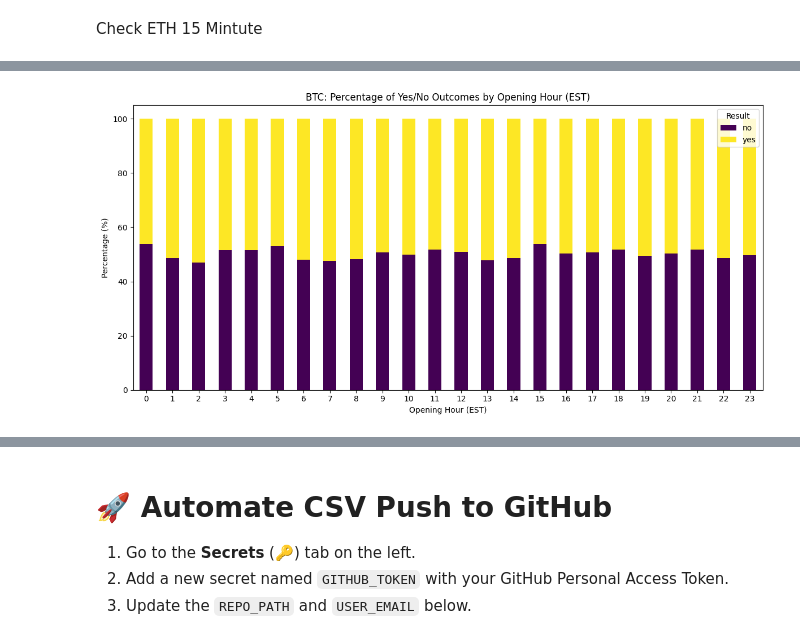
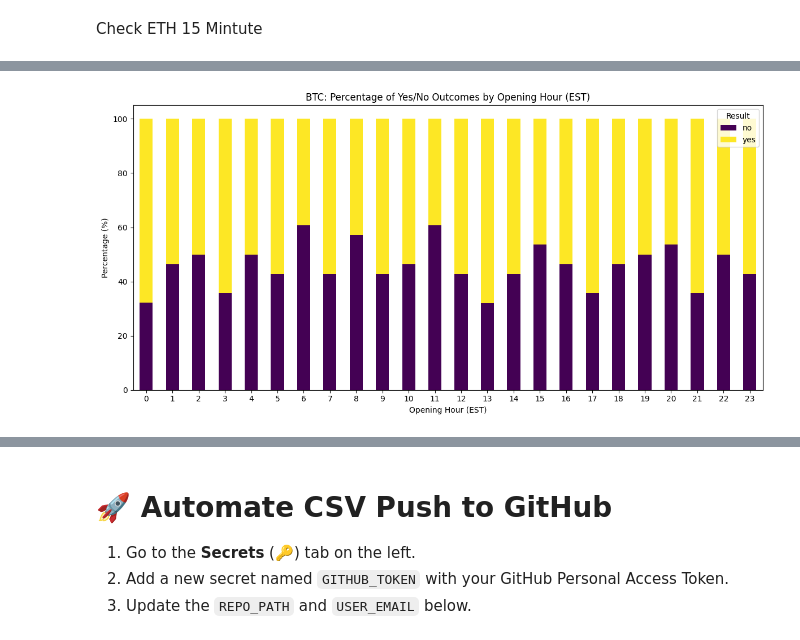
Before and after one commit to JohnEvans89/Kalshi_API_Test, a Jupyter notebook: Kalshi_Colab.ipynb, the cells around one changed output, grey strips where cells are left out. Drawn from its saved outputs; the diff is of its cells as text; code cells hidden in the pictures.

```diff
--- a/Kalshi_Colab.ipynb
+++ b/Kalshi_Colab.ipynb
@@ -469,32 +305,32 @@ Error: Runtime no longer has a reference to this dataframe, please re-run this c
 # %%
 # @title #- {display-mode: "form"}
 import pandas as pd
 import matplotlib.pyplot as plt
 import seaborn as sns
 
 # Load results from the specified CSV file
-df_markets = pd.read_csv('/content/hype.csv')
+df_markets = pd.read_csv('/content/silver.csv')
 
 # Ensure open_time is in datetime format and extract the hour
 df_markets['open_time'] = pd.to_datetime(df_markets['open_time'])
 df_markets['open_hour'] = df_markets['open_time'].dt.hour
 
 # Group by 'open_hour' and 'result' and calculate percentages
 hourly_result_counts = df_markets.groupby(['open_hour', 'result']).size().unstack(fill_value=0)
 hourly_result_percentages = hourly_result_counts.apply(lambda x: x / x.sum() * 100, axis=1)
 
 # Plotting the hourly result percentages
 fig, ax = plt.subplots(figsize=(12, 6))
 hourly_result_percentages.plot(kind='bar', stacked=True, ax=ax, cmap='viridis')
 
 ax.set_title('BTC: Percentage of Yes/No Outcomes by Opening Hour (EST)')
 ax.set_xlabel('Opening Hour (EST)')
 ax.set_ylabel('Percentage (%)')
 ax.set_xticks(range(len(hourly_result_percentages.index)))
 ax.set_xticklabels(hourly_result_percentages.index, rotation=0)
 ax.legend(title='Result')
 plt.tight_layout()
 plt.show()
 # %% [output]
-[figure, old version]
+[figure, new version]
 # %%
```
Also changed, not shown: parts of 14 cells of this notebook.
